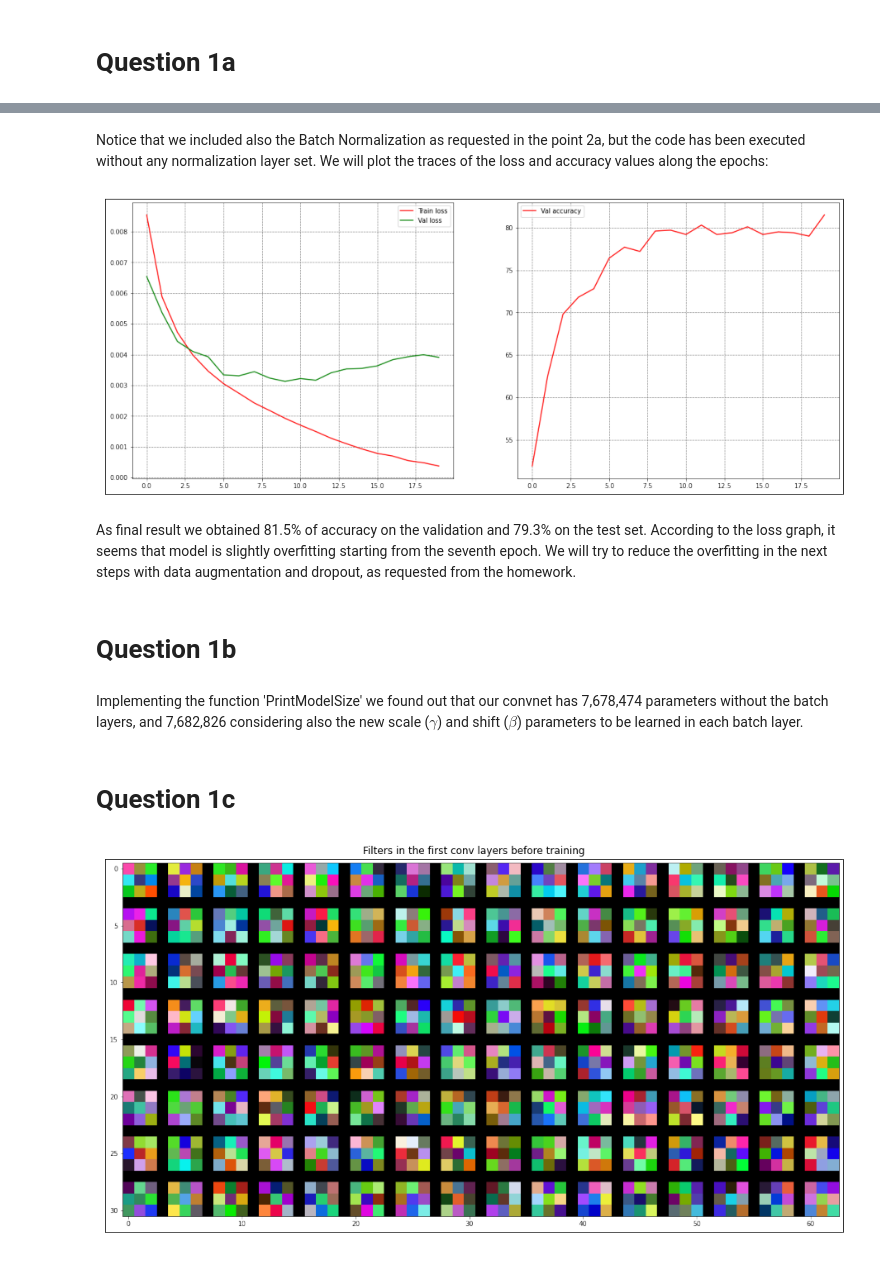
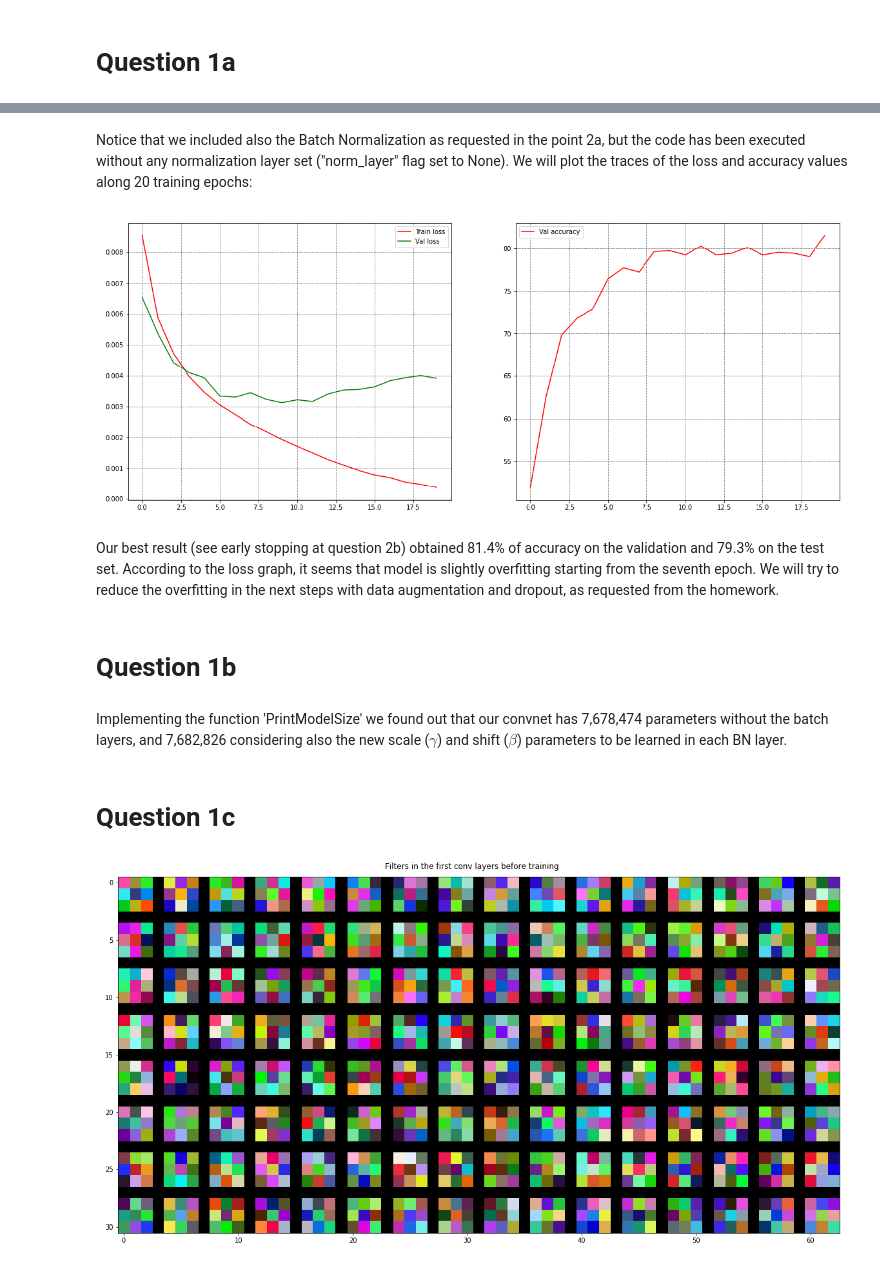
Before and after one commit to fabiomontello/AML-projects, a Jupyter notebook: HW3/AML Assignment 3 - report.ipynb, the cells around one changed output, grey strips where cells are left out. Cells and saved outputs as stored; diff of their text form; code cells hidden in the pictures.

```diff
--- a/HW3/AML Assignment 3 - report.ipynb
+++ b/HW3/AML Assignment 3 - report.ipynb
@@ -24,31 +24,33 @@ plt.show()
 # %% [markdown]
-Notice that we included also the Batch Normalization as requested in the point 2a, but the code has been executed without any normalization layer set. We will plot the traces of the loss and accuracy values along the epochs:
+Notice that we included also the Batch Normalization as requested in the point 2a, but the code has been executed without any normalization layer set ("norm_layer" flag set to None). We will plot the traces of the loss and accuracy values along 20 training epochs:
 # %%
 fig = plt.figure(figsize=(16,12))
-plt.xticks([])
-plt.yticks([])
+ax = plt.axes([0,0,1,1], frameon=False)
+ax.get_xaxis().set_visible(False)
+ax.get_yaxis().set_visible(False)
 img = plt.imread('imgs/figure2.png')
 plt.imshow(img)
 plt.show()
 # %% [output]
-[figure, old version]
+[figure, new version]
 # %% [markdown]
-As final result we obtained 81.5% of accuracy on the validation and 79.3% on the test set. According to the loss graph, it seems that model is slightly overfitting starting from the seventh epoch. We will try to reduce the overfitting in the next steps with data augmentation and dropout, as requested from the homework.
+Our best result (see early stopping at question 2b) obtained 81.4% of accuracy on the validation and 79.3% on the test set. According to the loss graph, it seems that model is slightly overfitting starting from the seventh epoch. We will try to reduce the overfitting in the next steps with data augmentation and dropout, as requested from the homework.
 # %% [markdown]
 # Question 1b
 # %% [markdown]
-Implementing the function 'PrintModelSize' we found out that our convnet has 7,678,474 parameters without the batch layers, and 7,682,826 considering also the new scale ($\gamma$) and shift ($\beta$) parameters to be learned in each batch layer.
+Implementing the function 'PrintModelSize' we found out that our convnet has 7,678,474 parameters without the batch layers, and 7,682,826 considering also the new scale ($\gamma$) and shift ($\beta$) parameters to be learned in each BN layer.
 # %% [markdown]
 # Question 1c
 # %%
 fig = plt.figure(figsize=(16,12))
-plt.xticks([])
-plt.yticks([])
+ax = plt.axes([0,0,1,1], frameon=False)
+ax.get_xaxis().set_visible(False)
+ax.get_yaxis().set_visible(False)
 img = plt.imread('imgs/figure3.png')
 plt.title('Filters in the first conv layers before training')
 plt.imshow(img)
 plt.show()
 # %% [output]
-[figure, old version]
+[figure, new version]
 # %%
 fig = plt.figure(figsize=(16,12))
```
Also changed, not shown: parts of 22 cells of this notebook, 8 other files.
